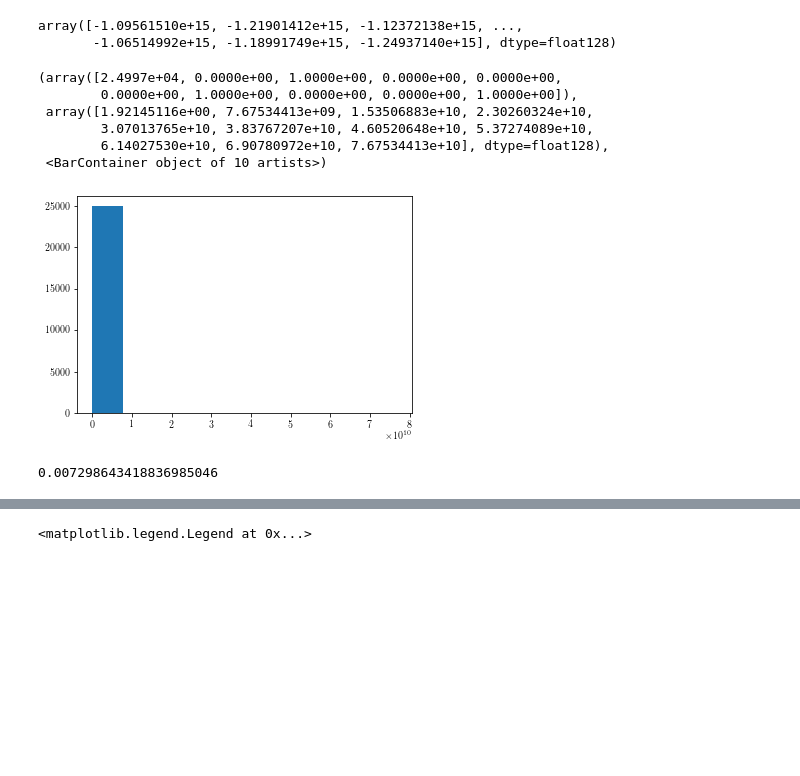
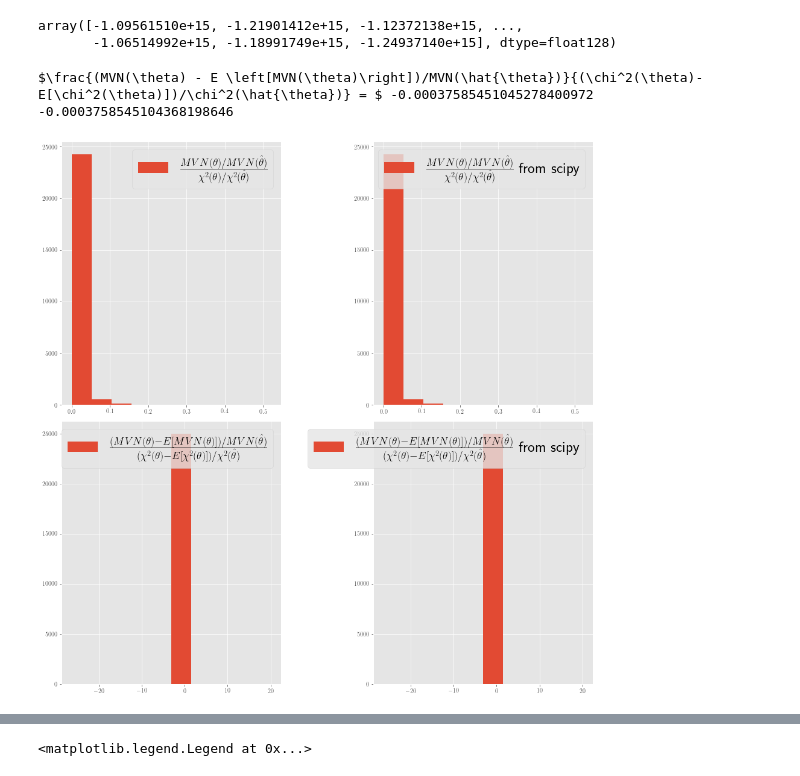
Before and after one commit to AliAlkadhim/PDF_Uncertainty, a Jupyter notebook: master_version/local/ALL_DATA_25k/Reweighting_2.ipynb, the cells around one changed output, grey strips where cells are left out. Drawn from its saved outputs; the diff is of its cells as text; code cells hidden in the pictures; blank space fills up the shorter version.

Commit message:
scipy MVG

```diff
--- a/master_version/local/ALL_DATA_25k/Reweighting_2.ipynb
+++ b/master_version/local/ALL_DATA_25k/Reweighting_2.ipynb
@@ -416,12 +416,14 @@ MVN_per_point_l, MVN_per_point_l_scipy = MVG(MVN_4000_MASTER, params_MASTER, COV
 best_fitchi2_25k =3369.427
 MVG_best_fit, MVG_best_fit_scipy = MVG_BestFit(params_MASTER, params_MASTER, COV_MASTER)
 # %%
+plt.style.use('ggplot')
+plt.rcParams['text.usetex'] = True
 
-fix, axs = plt.subplots(1,2, figsize=(13,13))
-
+fix, axs = plt.subplots(1,2, figsize=(10,10))
 axs[0].hist(MVN_per_point_l, label = 'MVN_per_point_l')
 axs[1].hist(MVN_per_point_l_scipy, label='MVN_per_point_l_scipy')
-
+axs[0].set_title('MVN per point l')
+axs[1].set_title('MVN per point l from scipy')
 print('MVG Best fit = ', MVG_best_fit, 'MVG Best fit from scipy = ', MVG_best_fit_scipy)
 # %% [output]
 MVG Best fit =  1.557706340054779e+17 MVG Best fit from scipy =  1.5577063400260074e+17
@@ -441,17 +469,29 @@ MVN_scipy = st.multivariate_normal(
 # %%
 m=MVN_per_point_l/MVG_best_fit
-n=chi2_array_ALL_DATA_4k/best_fitchi2_25k
+n=chi2_array_ALL_DATA_4k/best_fitchi2_25k #BEST FIT
 
-plt.hist(n/m)
+m_scipy = MVN_per_point_l_scipy/MVG_best_fit_scipy
+
+chi2_minus_mean, MVG_minus_mean = delta_mean(chi2_array_ALL_DATA_4k, MVN_per_point_l)
+
+m_minus_mean = MVG_minus_mean/MVG_best_fit
+n_minus_mean = chi2_minus_mean/best_fitchi2_25k
+
+chi2_minus_mean, MVG_minus_mean_scipy = delta_mean(chi2_array_ALL_DATA_4k, MVN_per_point_l_scipy)
+m_minus_mean_scipy = MVG_minus_mean_scipy/MVG_best_fit_scipy
+
+fig, axs = plt.subplots(2,2, figsize=(13,13))
+
+axs[0,0].hist(m/n, label=r'$\frac{MVN(\theta)/MVN(\hat{\theta})}{\chi^2(\theta)/\chi^2(\hat{\theta})}$')
+axs[0,1].hist(m_scipy/n, label=r'$\frac{MVN(\theta)/MVN(\hat{\theta})}{\chi^2(\theta)/\chi^2(\hat{\theta})}$ from scipy')
+axs[1,0].hist(m_minus_mean/n_minus_mean, label=r'$\frac{(MVN(\theta) - E \left[MVN(\theta)\right])/MVN(\hat{\theta})}{(\chi^2(\theta)-E[\chi^2(\theta)])/\chi^2(\hat{\theta})}$')
+axs[1,1].hist(m_minus_mean_scipy/n_minus_mean, label=r'$\frac{(MVN(\theta) - E \left[MVN(\theta)\right])/MVN(\hat{\theta})}{(\chi^2(\theta)-E[\chi^2(\theta)])/\chi^2(\hat{\theta})}$ from scipy')
+
+print(r'$\frac{(MVN(\theta) - E \left[MVN(\theta)\right])/MVN(\hat{\theta})}{(\chi^2(\theta)-E[\chi^2(\theta)])/\chi^2(\hat{\theta})} = $',np.mean(m_minus_mean/n_minus_mean), np.mean(m_minus_mean_scipy/n_minus_mean))
+for i in range(2):
+    for j in range(2):
+        axs[i,j].legend(fontsize=25)
+plt.tight_layout()
 # %% [output]
-(array([2.4997e+04, 0.0000e+00, 1.0000e+00, 0.0000e+00, 0.0000e+00,
-        0.0000e+00, 1.0000e+00, 0.0000e+00, 0.0000e+00, 1.0000e+00]),
- array([1.92145116e+00, 7.67534413e+09, 1.53506883e+10, 2.30260324e+10,
-        3.07013765e+10, 3.83767207e+10, 4.60520648e+10, 5.37274089e+10,
-        6.14027530e+10, 6.90780972e+10, 7.67534413e+10], dtype=float128),
- <BarContainer object of 10 artists>)
+$\frac{(MVN(\theta) - E \left[MVN(\theta)\right])/MVN(\hat{\theta})}{(\chi^2(\theta)-E[\chi^2(\theta)])/\chi^2(\hat{\theta})} = $ -0.00037585451045278400972 -0.0003758545104368198646
-[figure, old version]
+[figure, new version]
-# %%
-np.mean(m/)
-# %% [output]
-0.007298643418836985046
```
Also changed, not shown: parts of 13 cells of this notebook, 2 other files.
